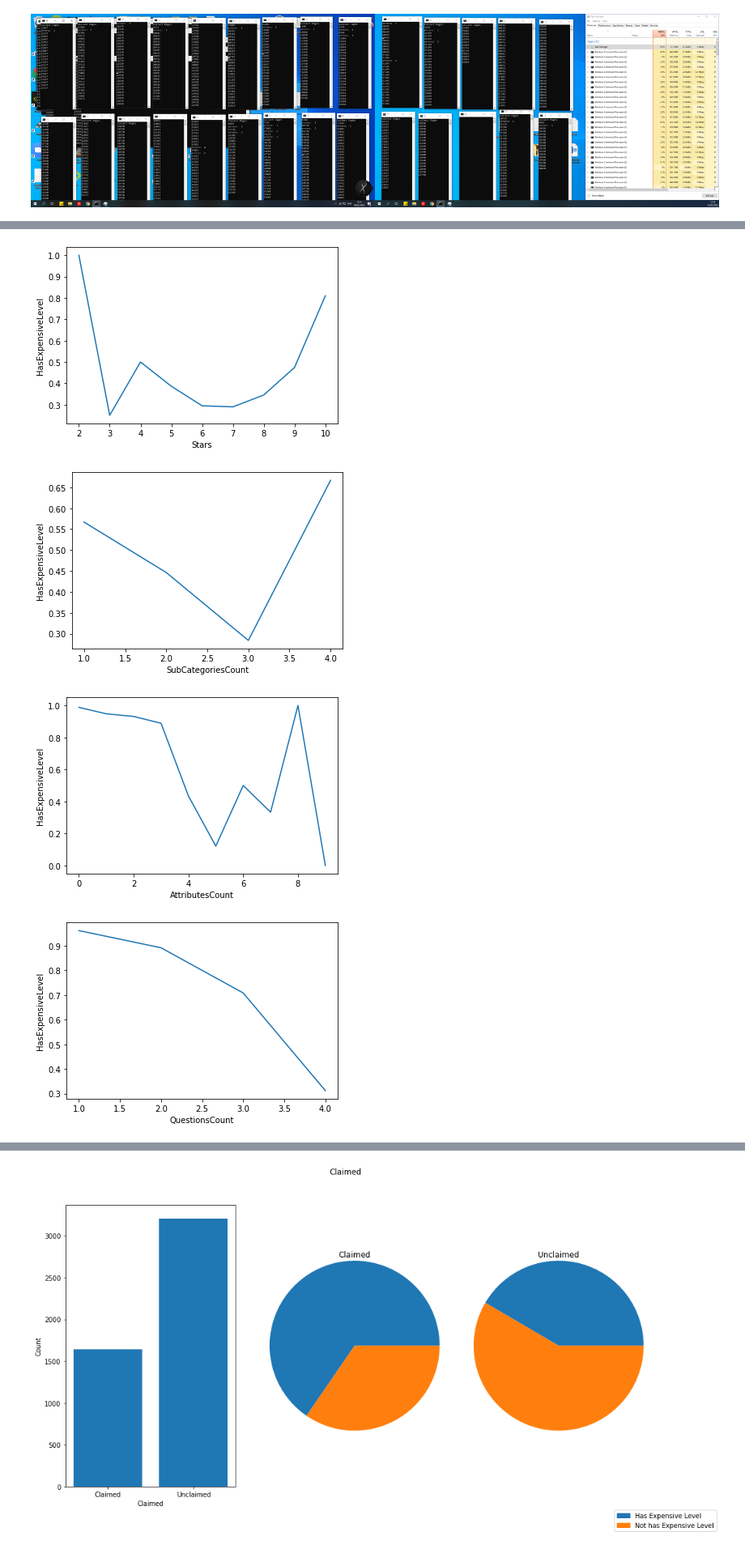
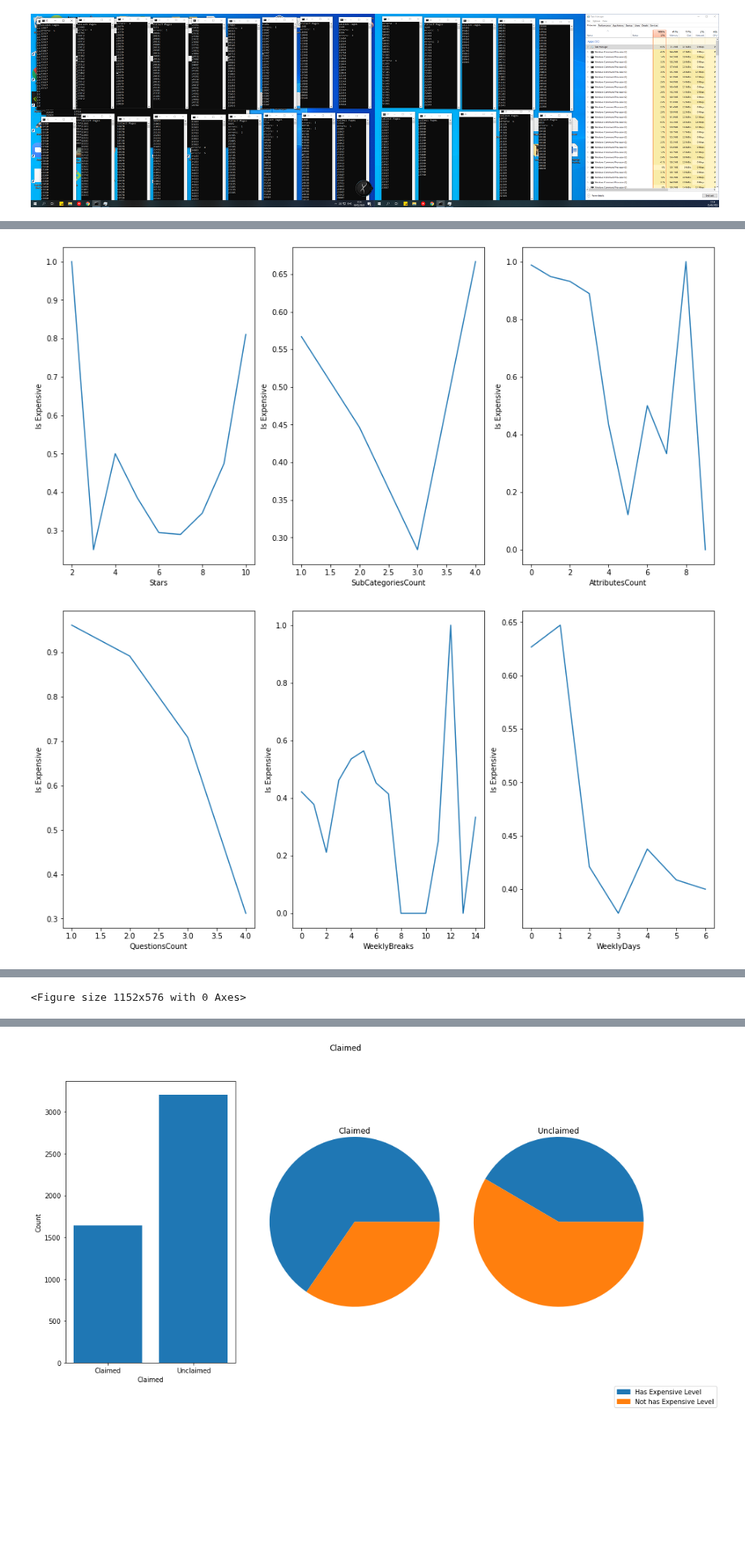
Before and after one commit to omer-priel/TheRootOfDataScience, a Jupyter notebook: notebooks/main_omer.ipynb, the cells around one changed output, grey strips where cells are left out. Shown at 81% size. Drawn from its saved outputs; the diff is of its cells as text; code cells hidden in the pictures; blank space fills up the shorter version.

Commit message:
upgrade visual

```diff
--- a/notebooks/main_omer.ipynb
+++ b/notebooks/main_omer.ipynb
@@ -84,6 +84,9 @@ df.reset_index(drop=True, inplace=True)
 legend_colors = ['tab:blue', 'tab:orange']
 # %%
 target_column = "HasExpensiveLevel"
+target_column_label = "Is Expensive"
+target_column_label_true = "Is Expensive"
+target_column_label_false = "Is not Expensive"
 
 prime_flag_columns = [
     'Claimed', 'HasWebsite'
@@ -92,7 +95,7 @@ prime_flag_columns = [
 prime_countable_columns = [
     'Stars',
     'SubCategoriesCount', 'AttributesCount',
-    'QuestionsCount', 'WeeklyBreaks', 'WeeklyDays',
+    'QuestionsCount', 'WeeklyBreaks', 'WeeklyDays'
 ]
 prime_non_countable_columns = [
      'Reviews', 'Photos',
@@ -172,16 +250,31 @@ def disply_count_of_flag_column(column_name: str, column_label: str, true_label:
 # %%
 # Shows the average of "Has Expensive Level" for every column by value
 # Average of "Has Expensive Level" symbolizes how likely it is to have expensive level
 
 if SHOW_IN_DEVELOPMENT:
-    for column in prime_countable_columns:
-        mean_df = df[[target_column, column]].groupby([column]).mean()
-        plt.plot(mean_df.index, mean_df[target_column].values)
-        plt.xlabel(column)
-        plt.ylabel(target_column)
-        plt.show()
+
+    printed_columns = prime_countable_columns
+    atter_name = 'mean'
+
+    elements_in_line = 3
+    printed_columns += np.full(elements_in_line-len(printed_columns)%elements_in_line, None).tolist()
+    while len(printed_columns) > 0:
+        now_columns = printed_columns[:elements_in_line]
+        indexs = []
+        values = []
+        for column in now_columns:
+            if column is None:
+                indexs += [None]
+                values += [None]
+            else:
+                atter_df = df[[target_column, column]].groupby([column])
+                atter_df = getattr(atter_df, atter_name)()
+
+                indexs += [atter_df.index]
+                values += [atter_df[target_column].values]
+
+        disply_atter_per_column(indexs, values, printed_columns[:elements_in_line])
+        printed_columns = printed_columns[elements_in_line:]
 # %% [output]
-[figure, old version]
+[figure, new version]
-[figure, old version]
+[figure, new version]
-[figure, removed]
-[figure, removed]
@@ -190,3 +281,4 @@ if SHOW_IN_DEVELOPMENT:
+<Figure size 1152x576 with 0 Axes>
 # %%
 ## calculates the probability based on sections
 
```
Also changed, not shown: parts of 13 cells of this notebook.
